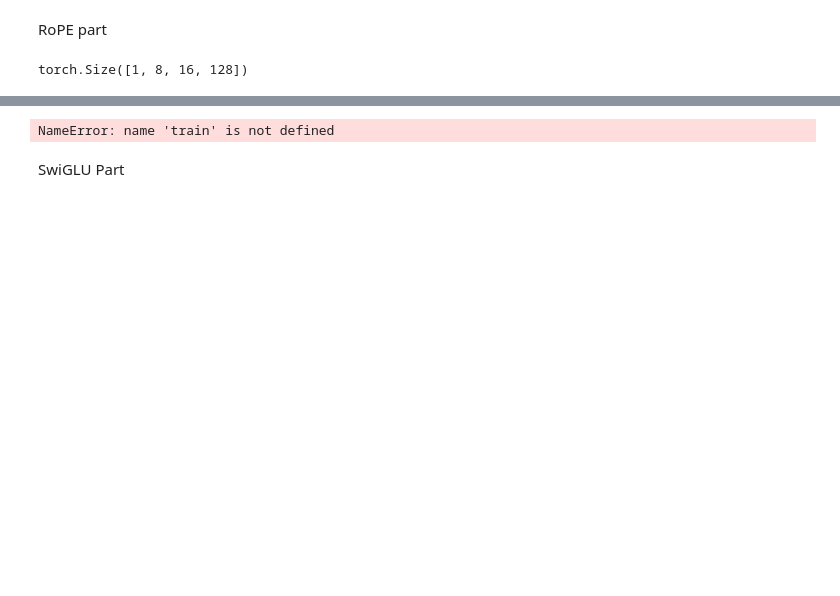
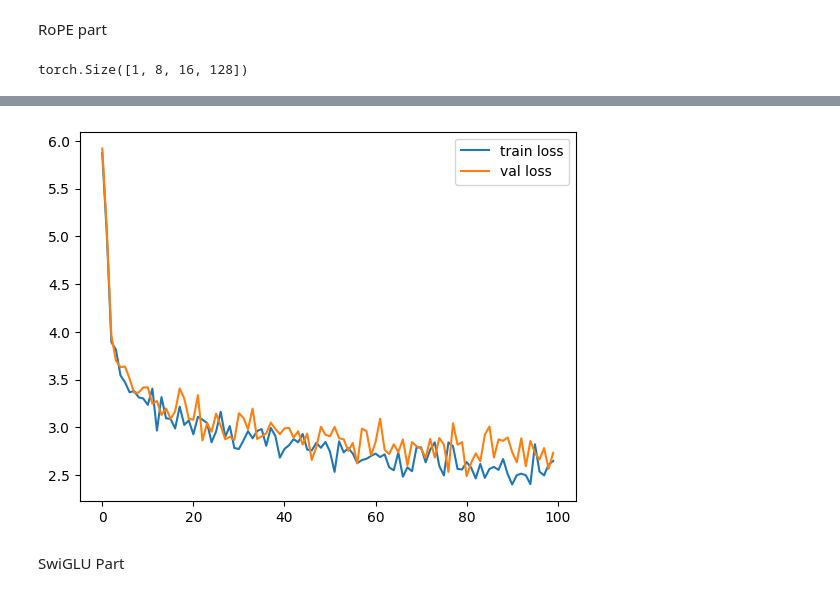
Before and after one commit to Xin9264/tiny_llama, a Jupyter notebook: llama.ipynb, the cells around one changed output, grey strips where cells are left out. Cells and saved outputs as stored; diff of their text form; code cells hidden in the pictures; blank space fills up the shorter version.

```diff
--- a/llama.ipynb
+++ b/llama.ipynb
@@ -422,9 +431,9 @@ class RopeModel(nn.Module):
             return logits, loss
         return logits
 # %%
-model = Llamablock(network_config, tokenizer.vocab_size, 128, 8).to(device)
+model = RopeModel(network_config, tokenizer.vocab_size, 128, 8).to(device)
 optimizer = torch.optim.Adam(model.parameters(), lr=1e-4)
-train_loss, val_loss = train(model, optimizer, network_config, epoch=10000, verbose=True)
+train_loss, val_loss = train(model, optimizer, network_config, epoch=10000, verbose=False)
 plt.plot(train_loss, label="train loss")
 plt.plot(val_loss, label="val loss")
 plt.legend()
@@ -434,4 +446,4 @@ plt.show()
-NameError: name 'train' is not defined
+[figure, added]
 # %% [markdown]
 SwiGLU Part
 # %%
```
Also changed, not shown: parts of 20 cells of this notebook.
